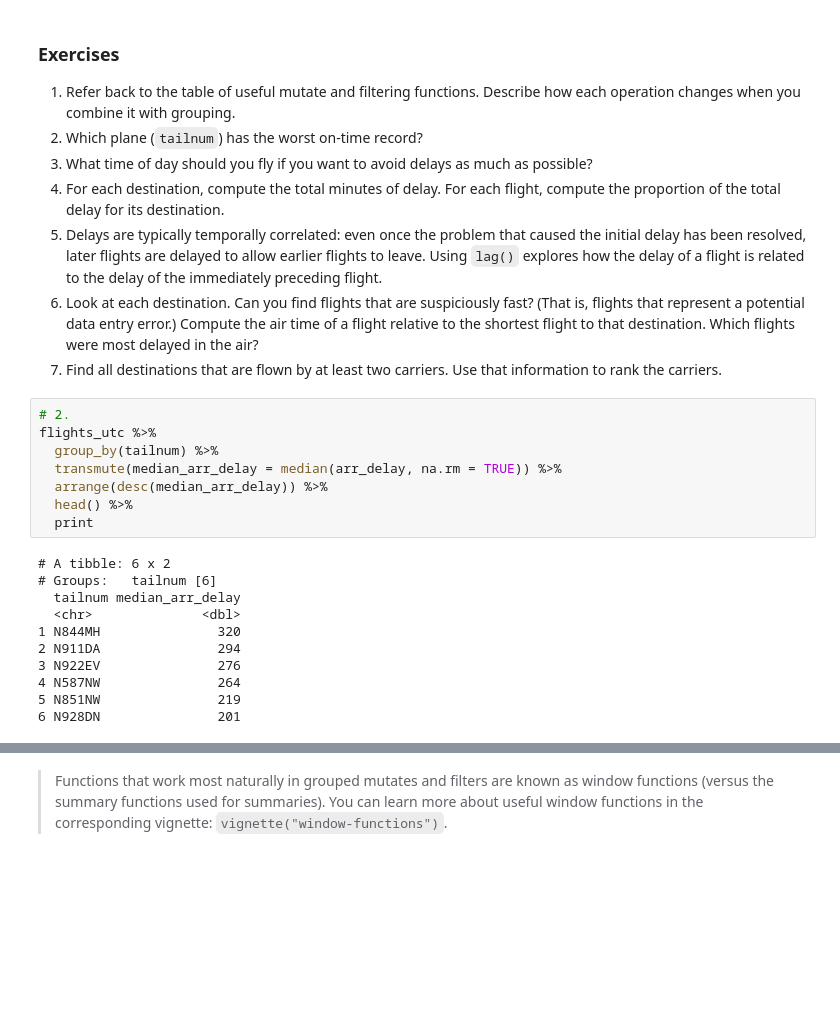
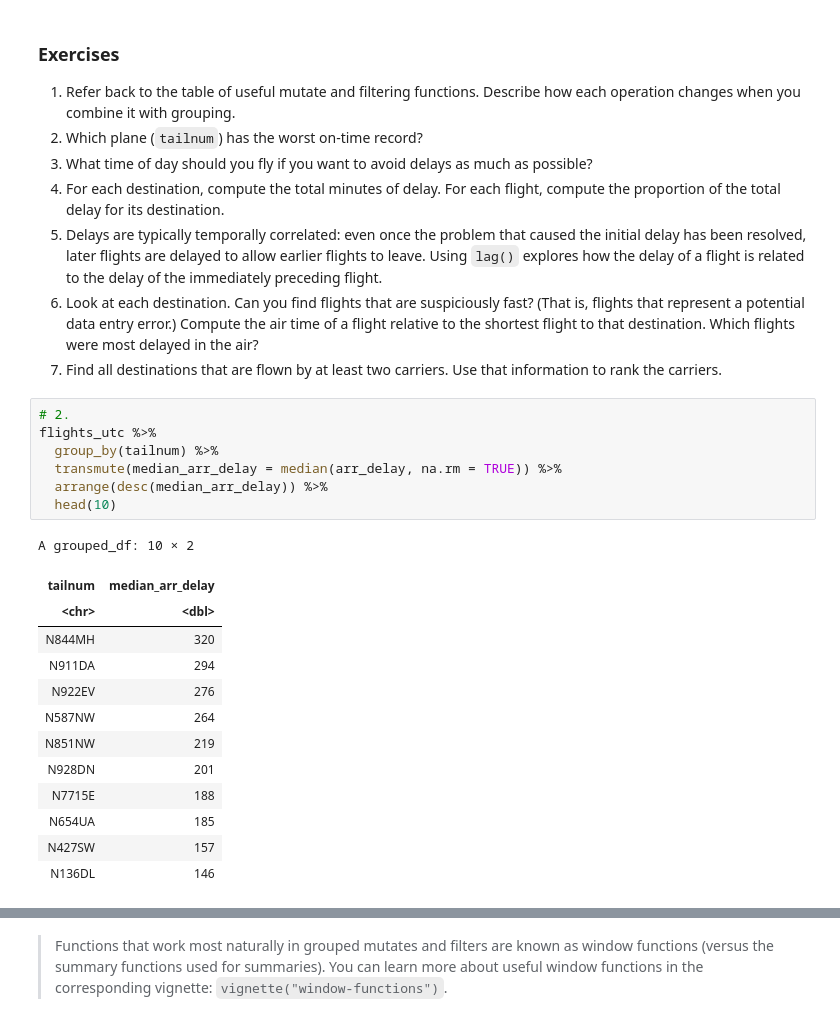
Before and after one commit to alexander-matsievsky/books-and-courses, a Jupyter notebook: r4ds/Part I. Explore/Chapter 3. Data Transformation with dplyr.ipynb, the cells around one changed output, grey strips where cells are left out. Drawn from its saved outputs; the diff is of its cells as text; blank space fills up the shorter version.

```diff
--- a/r4ds/Part I. Explore/Chapter 3. Data Transformation with dplyr.ipynb
+++ b/r4ds/Part I. Explore/Chapter 3. Data Transformation with dplyr.ipynb
@@ -1434,22 +1447,24 @@ flights_utc %>%
 # %%
 # 2.
 flights_utc %>%
   group_by(tailnum) %>%
   transmute(median_arr_delay = median(arr_delay, na.rm = TRUE)) %>%
   arrange(desc(median_arr_delay)) %>%
-  head() %>%
-  print
+  head(10)
 # %% [output]
-# A tibble: 6 x 2
-# Groups:   tailnum [6]
-  tailnum median_arr_delay
-  <chr>              <dbl>
-1 N844MH               320
-2 N911DA               294
-3 N922EV               276
-4 N587NW               264
-5 N851NW               219
-6 N928DN               201
+A grouped_df: 10 × 2
+| tailnum | median_arr_delay |
+| <chr> | <dbl> |
+| N844MH | 320 |
+| N911DA | 294 |
+| N922EV | 276 |
+| N587NW | 264 |
+| N851NW | 219 |
+| N928DN | 201 |
+| N7715E | 188 |
+| N654UA | 185 |
+| N427SW | 157 |
+| N136DL | 146 |
 # %%
 # 3.
 flights_utc %>%
```
Also changed, not shown: parts of 17 cells of this notebook, 5 other files.
